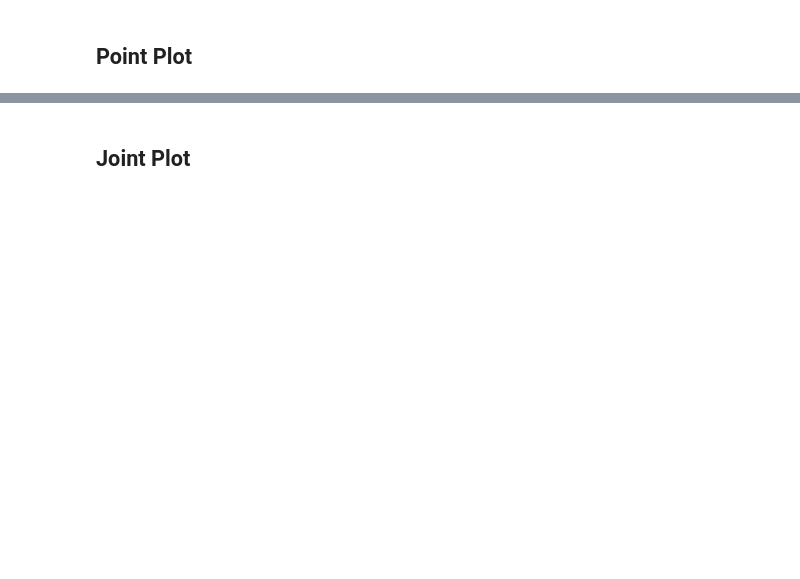
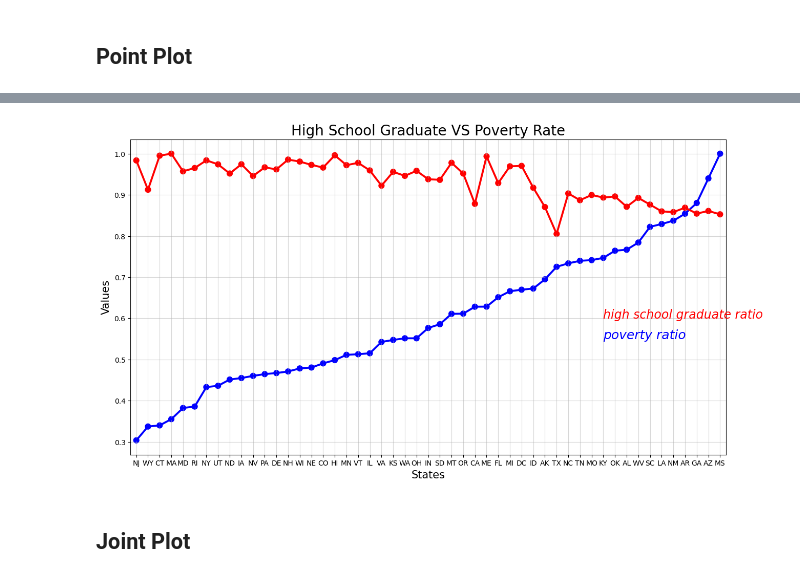
Before and after one commit to aeyeniay/SeabornPlots, a Jupyter notebook: seaborn_plots.ipynb, the cells around one changed output, grey strips where cells are left out. Drawn from its saved outputs; the diff is of its cells as text; code cells hidden in the pictures; blank space fills up the shorter version.

```diff
--- a/seaborn_plots.ipynb
+++ b/seaborn_plots.ipynb
@@ -427,3 +448,48 @@ plt.show()
+# %%
+"""
+    This script analyzes and visualizes the relationship between high school graduation rates and poverty rates across different states.
+    It normalizes the poverty and high school graduation rates, merges the datasets, and then sorts the data by poverty rate. Finally, it visualizes the data using point plots.
+
+    Explanation:
+    - The script first normalizes the 'area_poverty_ratio' and 'area_highschool_ratio' columns by dividing each value by the maximum value in their respective columns.
+    - The normalized high school graduation rate data is then concatenated with the poverty rate data.
+    - The combined data is sorted based on the normalized poverty rate.
+    - A point plot is created using Seaborn to visualize both the poverty rate and high school graduation rate for each state.
+    - The plot includes labels for the x-axis (States) and y-axis (Values), as well as a title and grid for better readability.
+    - The high school graduation rates are plotted in red, while the poverty rates are plotted in blue, with corresponding text annotations.
+
+    The final plot provides a clear visual representation of how poverty rates and high school graduation rates vary across different states.
+"""
+
+# Normalize the area_poverty_ratio and area_highschool_ratio columns by dividing by their maximum values
+sorted_data['area_poverty_ratio'] = sorted_data['area_poverty_ratio'] / max(sorted_data['area_poverty_ratio'])
+sorted_data2['area_highschool_ratio'] = sorted_data2['area_highschool_ratio'] / max(sorted_data2['area_highschool_ratio'])
+
+# Concatenate the normalized high school graduation rate data with the poverty rate data
+data = pd.concat([sorted_data, sorted_data2['area_highschool_ratio']], axis=1)
+
+# Sort the combined data by the normalized poverty rate
+data.sort_values('area_poverty_ratio', inplace=True)
+
+# Visualize the data
+f, ax1 = plt.subplots(figsize=(15, 8))
+
+# Create point plots for poverty rate and high school graduation rate
+sns.pointplot(x='area_list', y='area_poverty_ratio', data=data, color='blue')
+sns.pointplot(x='area_list', y='area_highschool_ratio', data=data, color='red')
+
+# Add text annotations for the plotted lines and set labels and title
+plt.text(40, 0.6, 'high school graduate ratio', color='red', fontsize=17, style='italic')
+plt.text(40, 0.55, 'poverty ratio', color='blue', fontsize=18, style='italic')
+plt.xlabel('States', fontsize=15, color='black')
+plt.ylabel('Values', fontsize=15, color='black')
+plt.title('High School Graduate VS Poverty Rate', fontsize=20, color='black')
+
+# Add a grid with some transparency and show the plot
+plt.grid(alpha=0.5)
+plt.show()
+# %% [output]
+[figure, added]
 # %% [markdown]
 <a id="3"></a>
 ## Joint Plot
```
Also changed, not shown: parts of 12 cells of this notebook.
